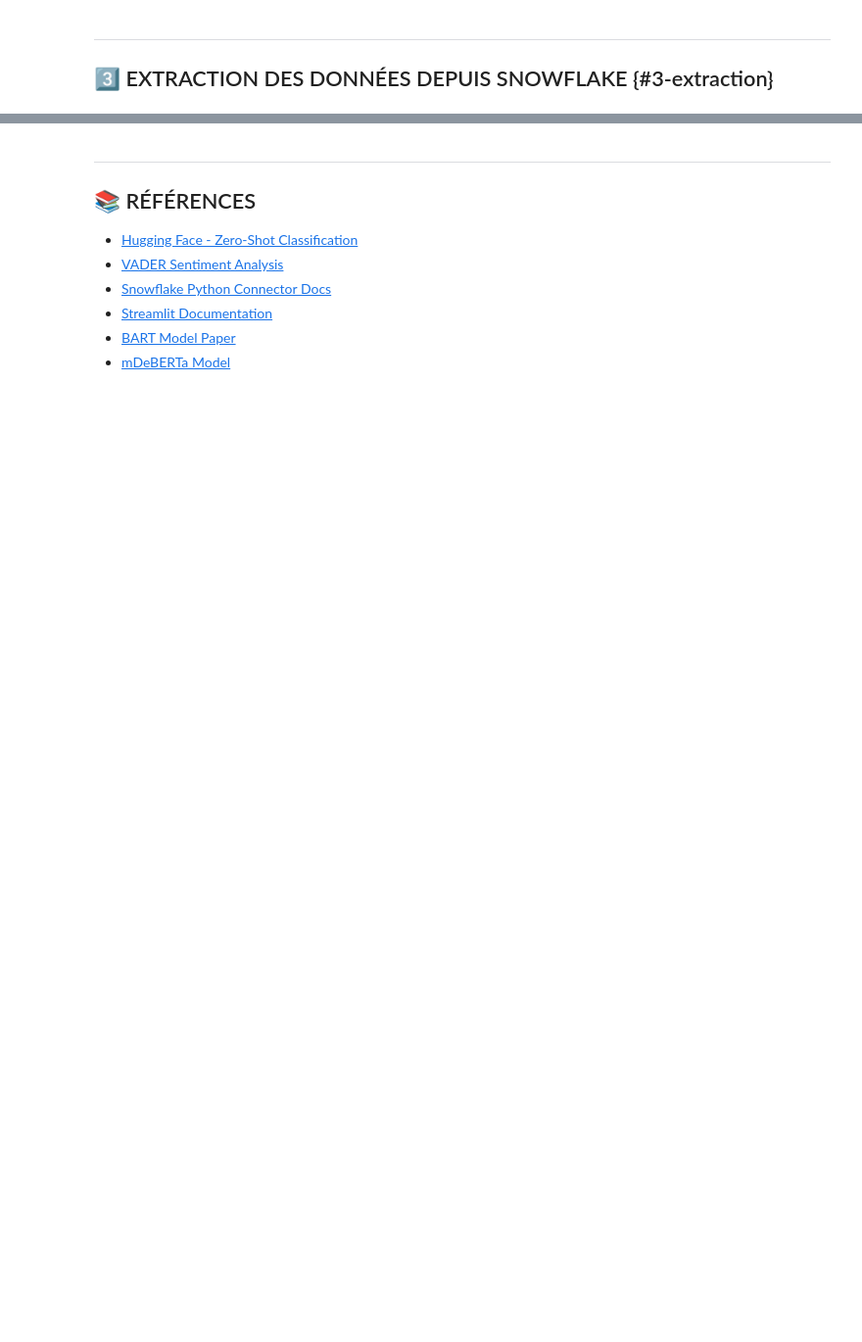
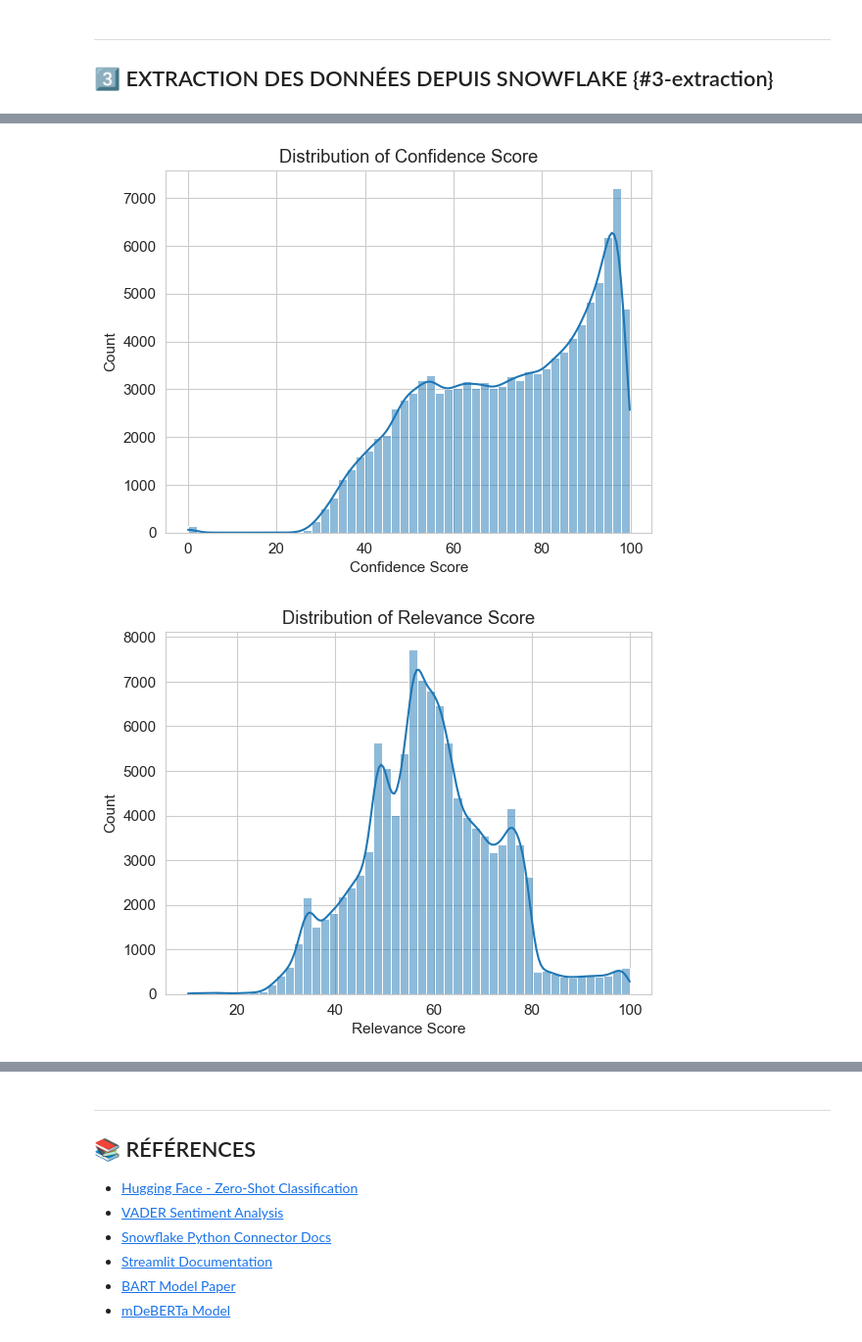
Before and after one commit to amaranaitsaidi/jedha-certification-de, a Jupyter notebook: project_2/notebooks/step_4_case_study/Step_4_Case_Study_Analysis.ipynb, the cells around one changed output, grey strips where cells are left out. Shown at 98% size. Drawn from its saved outputs; the diff is of its cells as text; code cells hidden in the pictures; blank space fills up the shorter version.

Commit message:
add step4 and modify pipeline file

```diff
--- a/project_2/notebooks/step_4_case_study/Step_4_Case_Study_Analysis.ipynb
+++ b/project_2/notebooks/step_4_case_study/Step_4_Case_Study_Analysis.ipynb
@@ -1214,0 +337,6 @@ Ce case study a permis de :
+# %%
+df_reviews_calculated = pd.read_csv('data/df_reviews.csv')
+# For the next step, I need the CONFIDENCE_SCORE and RELEVANCE_SCORE columns to be in %.
+# In this case, I multiply CONFIDENCE_SCORE *100.
+df_reviews_calculated['CONFIDENCE_SCORE'] =df_reviews_calculated['CONFIDENCE_SCORE']*100
+df_reviews_calculated.head(5)
@@ -1214,0 +362,18 @@ Ce case study a permis de :
+# %%
+import matplotlib.pyplot as plt
+import seaborn as sns
+
+# Confidence score distribution
+sns.histplot(df_reviews_calculated['CONFIDENCE_SCORE'], bins=50, kde=True)
+plt.title("Distribution of Confidence Score")
+plt.xlabel("Confidence Score")
+plt.show()
+
+# Relevance score distribution
+sns.histplot(df_reviews_calculated['RELEVANCE_SCORE'], bins=50, kde=True)
+plt.title("Distribution of Relevance Score")
+plt.xlabel("Relevance Score")
+plt.show()
+# %% [output]
+[figure, added]
+[figure, added]
```
Also changed, not shown: parts of 113 cells of this notebook, 5 other files.
